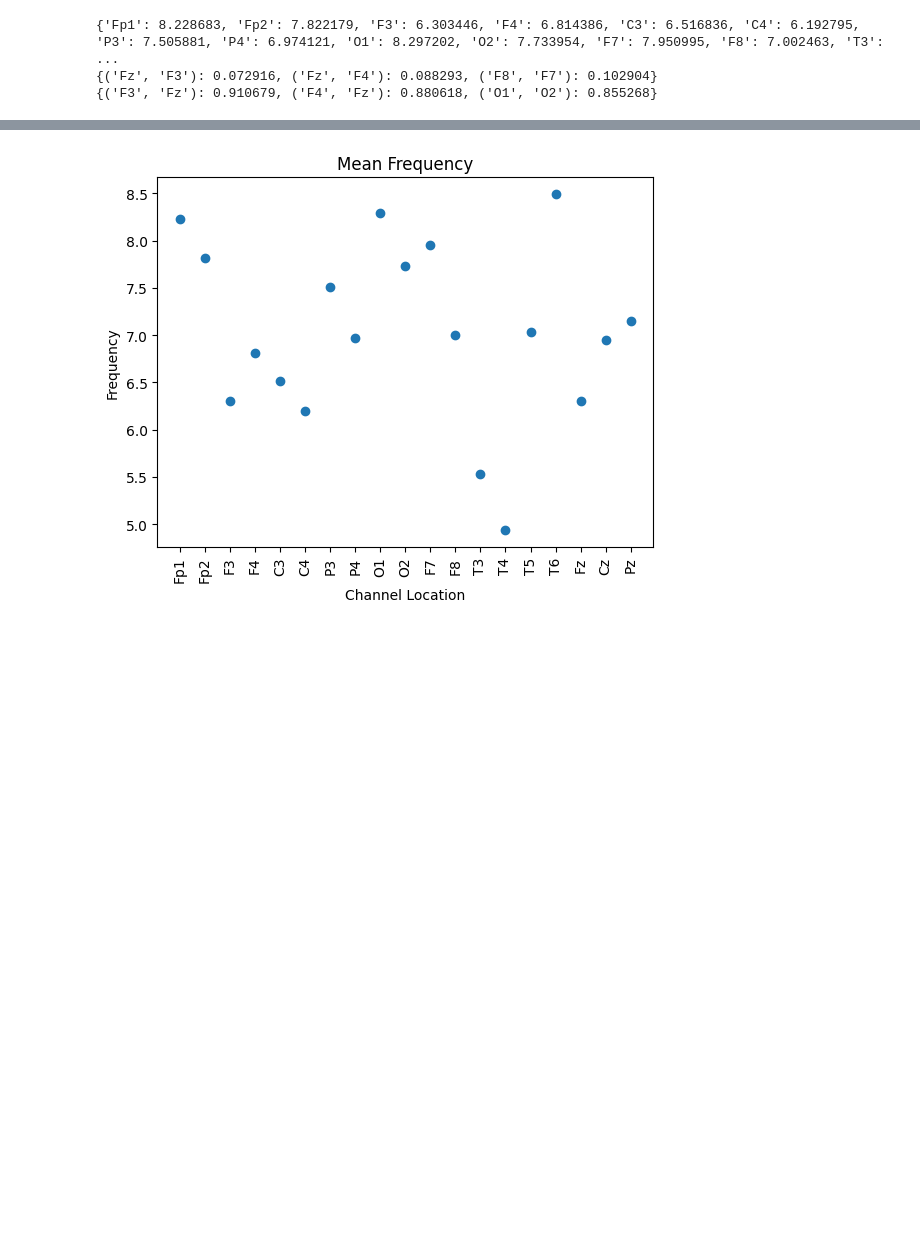
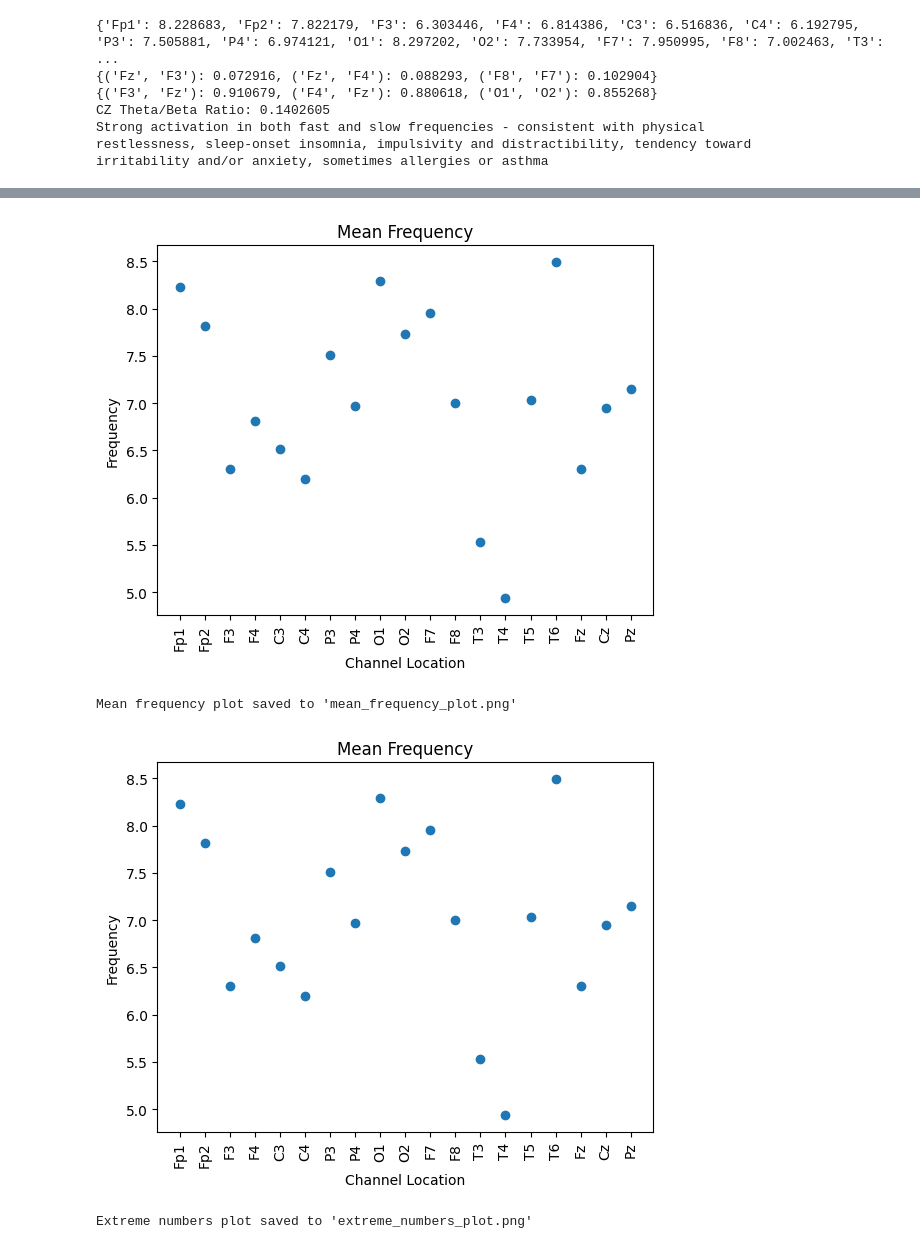
Before and after one commit to kcarlone2/EEG-Analysis-Program-HCI584, a Jupyter notebook: main.ipynb, the cells around one changed output, grey strips where cells are left out. Cells and saved outputs as stored; diff of their text form; code cells hidden in the pictures; blank space fills up the shorter version.

Commit message:
New file checks and new theta/beta ratio function

```diff
--- a/main.ipynb
+++ b/main.ipynb
@@ -128,0 +170,10 @@ def file_match():
+# %%
+# https://github.com/crahan/ipyfilechooser
+
+#pip3 install ipyfilechooser
+from ipyfilechooser import FileChooser
+
+fc = FileChooser('.', filter_pattern=['*.xlsx', '*.xls'], title = '<b>Please Select data file</b>')
+display(fc)
+# Capture the selected file path
+file_path = fc.selected
@@ -128,0 +182,9 @@ def file_match():
+# %%
+file_path = fc.selected
+# Print the file path for verification
+print("Selected file:", file_path)
+
+# This cell set's up the analyser and validates it.
+sheet_name_scalar = 'Scalars' # make this a attribute within init
+analyzer = DataAnalyzer(file_path)
+analyzer.validate_file_path()  # Returns a actionable error message or something like "Valid file, proceed to next cell"
@@ -129,30 +204,47 @@ def file_match():
 # %%
-
 def main():
-    file_path = '/Users/kaleighcarlone/Downloads/Analysis_EO_2022.10.17_13.00.34.xlsx'
+    #file_path = '/Users/kaleighcarlone/Downloads/Analysis_EO_2022.10.17_13.00.34.xlsx'
+    file_path = './Analysis_EO_2022.10.17_13.00.34.xlsx'
     sheet_name_scalar = 'Scalars'
-
     analyzer = DataAnalyzer(file_path)
 
     #determine if excel file is valid, if so, perform analysis.
     if analyzer.is_valid_file():
         values_dict = analyzer.read_scalars(sheet_name_scalar)
         print(values_dict)
 
         lowest_dict, highest_dict = analyzer.find_extreme_numbers()
         print(lowest_dict)
         print(highest_dict)
 
+        analyzer.calculate_cz_theta_beta_ratio()
+
         analyzer.plot_extreme_numbers(lowest_dict, highest_dict)
         analyzer.plot_mean_frequency(values_dict)
+        analyzer = DataAnalyzer(file_path)
+
+        # Plot mean frequency and save to file
+        analyzer.plot_mean_frequency(values_dict, output_file='mean_frequency_plot.png')
+        # Plot extreme numbers and save to file
+        analyzer.plot_extreme_numbers(lowest_dict, highest_dict, output_file='extreme_numbers_plot.png')
+
     else:
         print("Invalid Excel file. Please check the file format and contents.")
 
+
+
 if __name__ == '__main__':
     main()
 # %% [output]
 {'Fp1': 8.228683, 'Fp2': 7.822179, 'F3': 6.303446, 'F4': 6.814386, 'C3': 6.516836, 'C4': 6.192795, 'P3': 7.505881, 'P4': 6.974121, 'O1': 8.297202, 'O2': 7.733954, 'F7': 7.950995, 'F8': 7.002463, 'T3': ...
 {('Fz', 'F3'): 0.072916, ('Fz', 'F4'): 0.088293, ('F8', 'F7'): 0.102904}
 {('F3', 'Fz'): 0.910679, ('F4', 'Fz'): 0.880618, ('O1', 'O2'): 0.855268}
+CZ Theta/Beta Ratio: 0.1402605
+Strong activation in both fast and slow frequencies - consistent with physical
+restlessness, sleep-onset insomnia, impulsivity and distractibility, tendency toward
+irritability and/or anxiety, sometimes allergies or asthma
 [figure]
 [figure]
+Mean frequency plot saved to 'mean_frequency_plot.png'
+[figure, added]
+Extreme numbers plot saved to 'extreme_numbers_plot.png'
```
Also changed, not shown: parts of 7 cells of this notebook, 4 other files.
